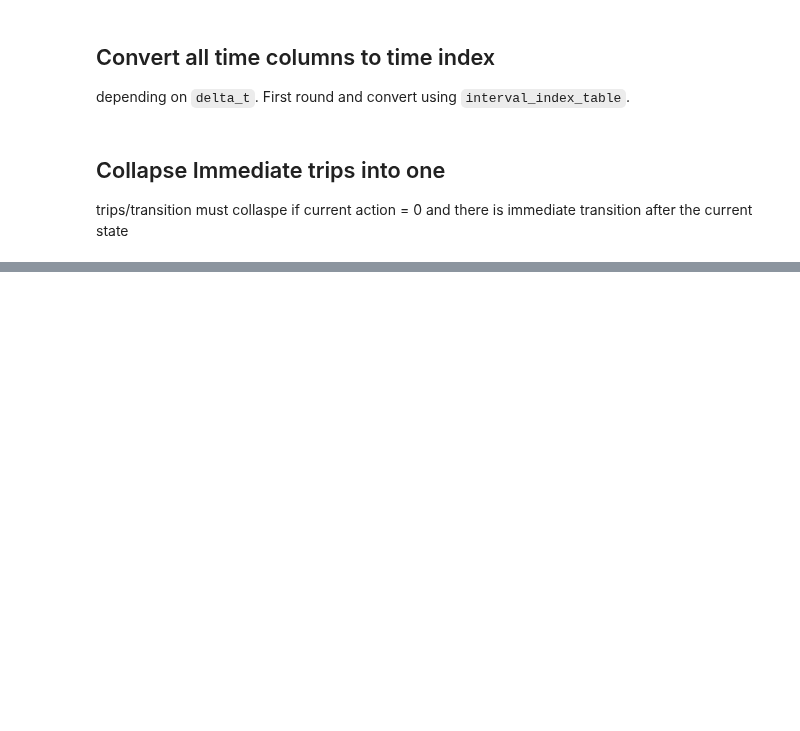
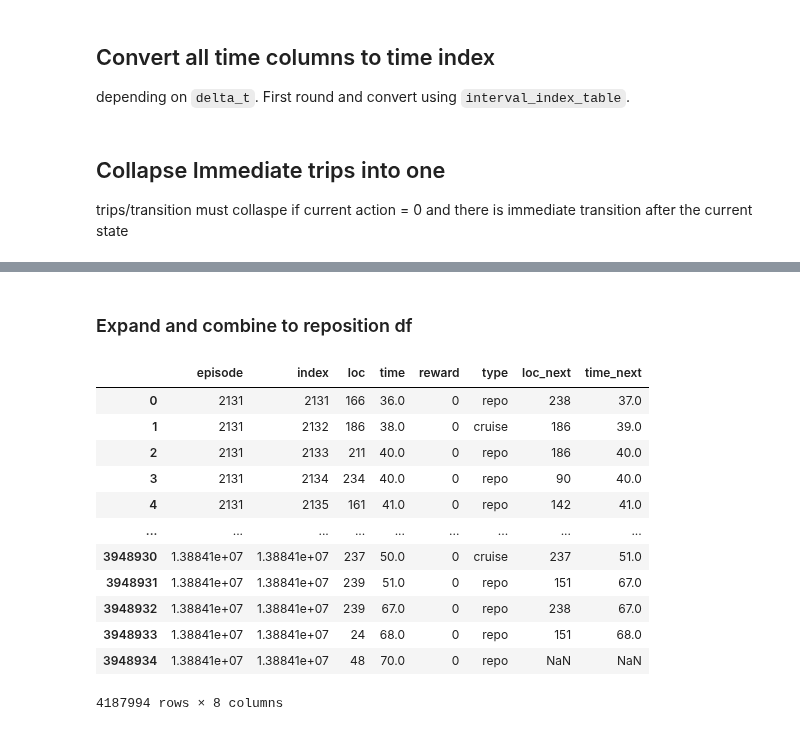
Before and after one commit to skyetim/didi-vehicle-repositioning-strategy, a Jupyter notebook: notebooks/compute_SARSA_episode.ipynb, the cells around one changed output, grey strips where cells are left out. Drawn from its saved outputs; the diff is of its cells as text; code cells hidden in the pictures; blank space fills up the shorter version.

```diff
--- a/notebooks/compute_SARSA_episode.ipynb
+++ b/notebooks/compute_SARSA_episode.ipynb
@@ -122,0 +271,2 @@ episode_data.shape
+# %% [markdown]
+### Expand and combine to reposition df
@@ -122,0 +276,16 @@ episode_data.shape
+# %%
+reposition_df
+# %% [output]
+|  | episode | index | loc | time | reward | type | loc_next | time_next |
+| 0 | 2131 | 2131 | 166 | 36.0 | 0 | repo | 238 | 37.0 |
+| 1 | 2131 | 2132 | 186 | 38.0 | 0 | cruise | 186 | 39.0 |
+| 2 | 2131 | 2133 | 211 | 40.0 | 0 | repo | 186 | 40.0 |
+| 3 | 2131 | 2134 | 234 | 40.0 | 0 | repo | 90 | 40.0 |
+| 4 | 2131 | 2135 | 161 | 41.0 | 0 | repo | 142 | 41.0 |
+| ... | ... | ... | ... | ... | ... | ... | ... | ... |
+| 3948930 | 1.38841e+07 | 1.38841e+07 | 237 | 50.0 | 0 | cruise | 237 | 51.0 |
+| 3948931 | 1.38841e+07 | 1.38841e+07 | 239 | 51.0 | 0 | repo | 151 | 67.0 |
+| 3948932 | 1.38841e+07 | 1.38841e+07 | 239 | 67.0 | 0 | repo | 238 | 67.0 |
+| 3948933 | 1.38841e+07 | 1.38841e+07 | 24 | 68.0 | 0 | repo | 151 | 68.0 |
+| 3948934 | 1.38841e+07 | 1.38841e+07 | 48 | 70.0 | 0 | repo | NaN | NaN |
+4187994 rows × 8 columns
```
Also changed, not shown: parts of 43 cells of this notebook.
